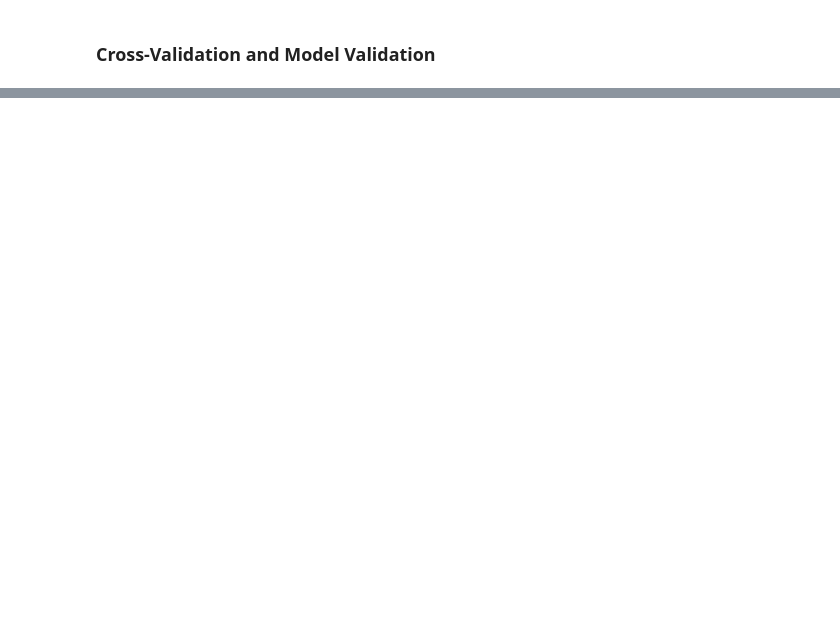
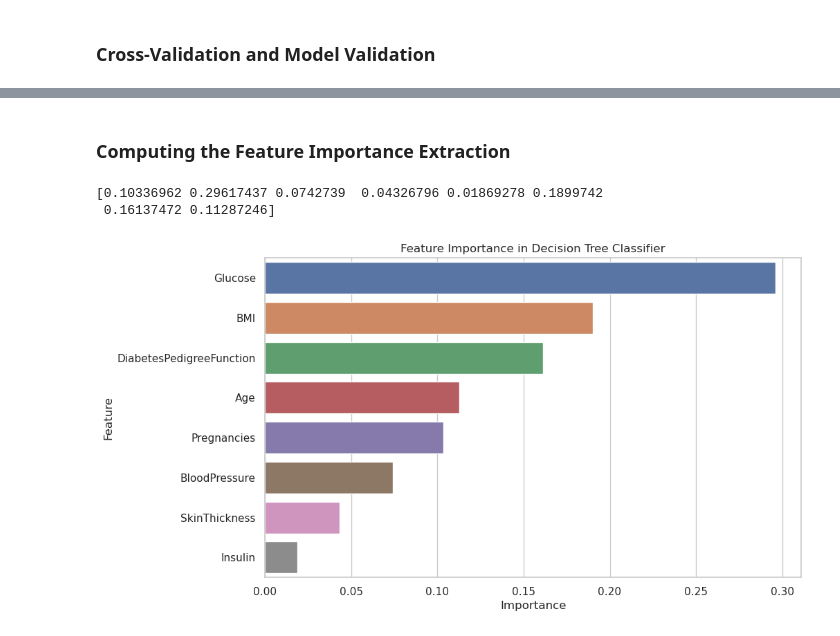
Before and after one commit to alexban14/DataMining_Diabetes_DS, a Jupyter notebook: diabetes_ds_analysis.ipynb, the cells around one changed output, grey strips where cells are left out. Drawn from its saved outputs; the diff is of its cells as text; code cells hidden in the pictures; blank space fills up the shorter version.

Commit message:
completed the A3.DecisionTrees assignment

```diff
--- a/diabetes_ds_analysis.ipynb
+++ b/diabetes_ds_analysis.ipynb
@@ -397,0 +399,19 @@ Mean CV Accuracy: 0.7044258373205741
+# %% [markdown]
+### Computing the Feature Importance Extraction
+# %%
+feature_importances = dt_classifier.feature_importances_
+
+print(feature_importances)
+
+feature_names = X.columns  # or provide a list of feature names
+importance_df = pd.DataFrame({'Feature': feature_names, 'Importance': feature_importances})
+importance_df = importance_df.sort_values(by='Importance', ascending=False)
+
+plt.figure(figsize=(10, 6))
+sns.barplot(x='Importance', y='Feature', data=importance_df)
+plt.title('Feature Importance in Decision Tree Classifier')
+plt.show()
+# %% [output]
+[0.10336962 0.29617437 0.0742739  0.04326796 0.01869278 0.1899742
+ 0.16137472 0.11287246]
+[figure, added]
```
Also changed, not shown: parts of 16 cells of this notebook, 1 other file.
